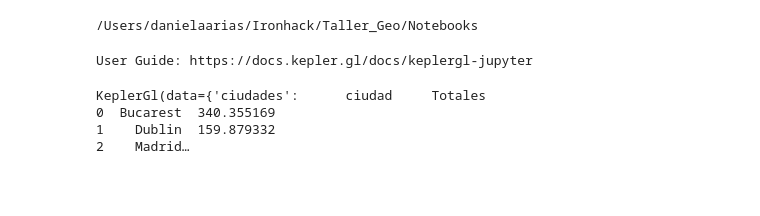
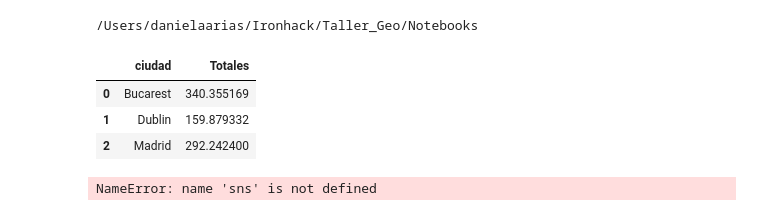
Before and after one commit to daniela-arias/Project-Geospatial, a Jupyter notebook: Notebooks/Results.ipynb, the cells around one changed output. Saved outputs shown, nothing was run; the diff lists cells and outputs as text; code cells hidden in the pictures; blank space fills up the shorter version.

```diff
--- a/Notebooks/Results.ipynb
+++ b/Notebooks/Results.ipynb
@@ -10,14 +11,3 @@ from keplergl import KeplerGl
 /Users/danielaarias/Ironhack/Taller_Geo/Notebooks
 # %%
 df = pd.read_csv("../Data/Ciudades_ready.csv")
-# %%
-map_1= KeplerGl(height=700, weight = 500, data={'ciudades':df})
-# %% [output]
-User Guide: https://docs.kepler.gl/docs/keplergl-jupyter
-# %%
-map_1
-# %% [output]
-KeplerGl(data={'ciudades':      ciudad     Totales
-0  Bucarest  340.355169
-1    Dublin  159.879332
-2    Madrid…
@@ -27,0 +14,11 @@ map_1.add_data(data=Ciudades_ready, name='data_2')
+# %%
+df.head(3)
+# %% [output]
+|  | ciudad | Totales |
+| 0 | Bucarest | 340.355169 |
+| 1 | Dublin | 159.879332 |
+| 2 | Madrid | 292.242400 |
+# %%
+barplot = sns.barplot(x="ciudad", y="Totales", data=df,ci="sd")
+# %% [output]
+NameError: name 'sns' is not defined
```
Also changed, not shown: parts of 2 cells of this notebook, 2 other files.
